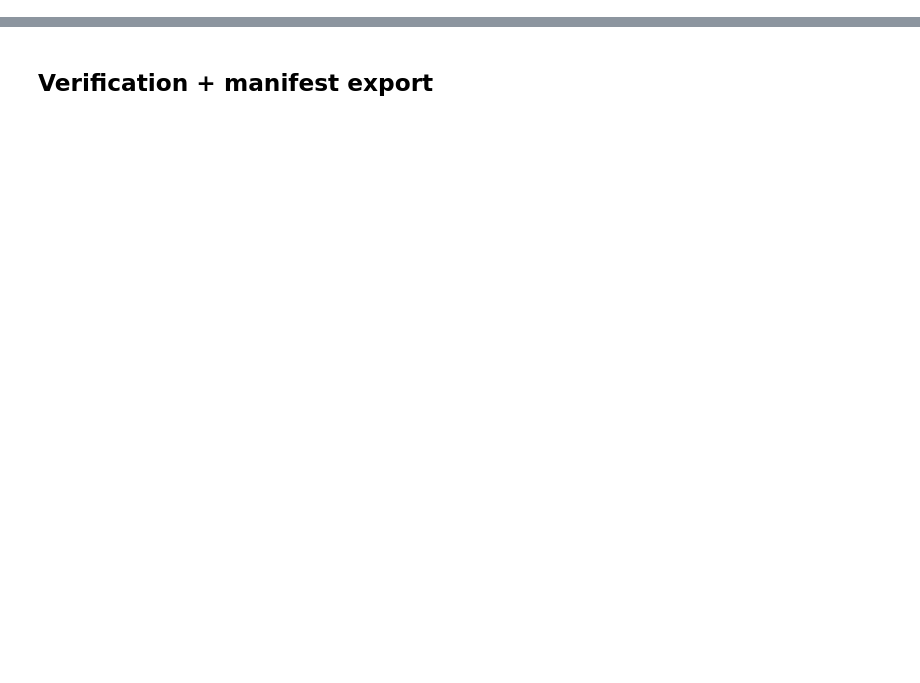
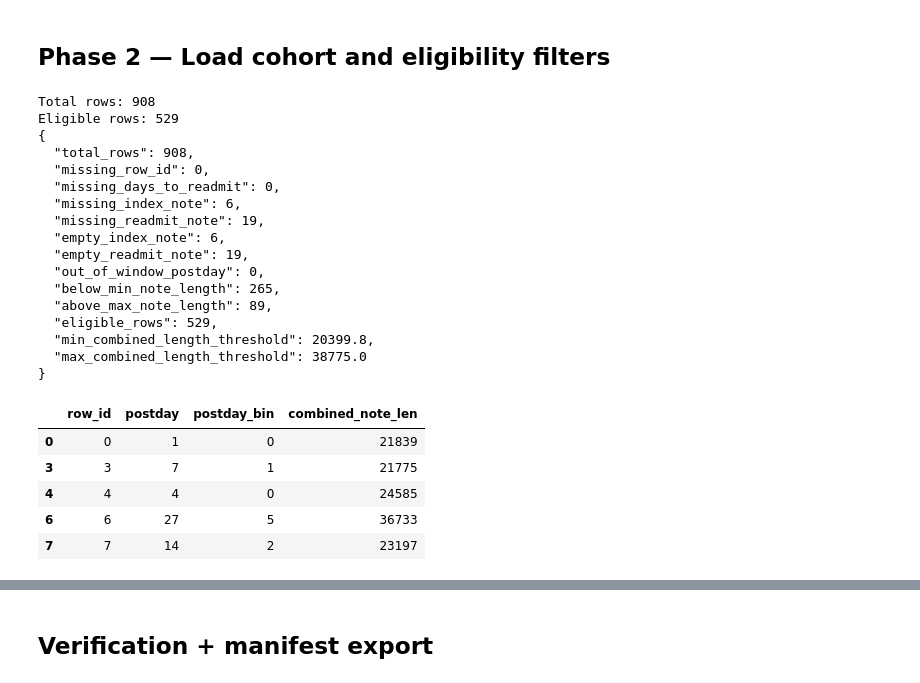
Before and after one commit to lorenzosimone25/Readmission-Factors, a Jupyter notebook: notebooks/setup_cohort.ipynb, the cells around one changed output, grey strips where cells are left out. Drawn from its saved outputs; the diff is of its cells as text; code cells hidden in the pictures; blank space fills up the shorter version.

```diff
--- a/notebooks/setup_cohort.ipynb
+++ b/notebooks/setup_cohort.ipynb
@@ -238,0 +170,41 @@ Created 60 assignments
+# %% [markdown]
+## Phase 2 — Load cohort and eligibility filters
+# %%
+if not PARQUET_PATH.is_file():
+    raise FileNotFoundError(f"Cohort file not found: {PARQUET_PATH}")
+
+raw_df = pq.read_table(PARQUET_PATH).to_pandas()
+raw_df = raw_df[raw_df["row_id"].notna()].copy()
+raw_df["row_id"] = raw_df["row_id"].astype(str)
+
+eligible_df, exclusion_report = filter_eligible_cohort(raw_df, CONFIG)
+CONFIG.validate(len(CLINICIANS), len(eligible_df))
+
+print("Total rows:", exclusion_report.total_rows)
+print("Eligible rows:", exclusion_report.eligible_rows)
+print(json.dumps(exclusion_report.to_dict(), indent=2))
+eligible_df[["row_id", "postday", "postday_bin", "combined_note_len"]].head()
+# %% [output]
+Total rows: 908
+Eligible rows: 529
+{
+  "total_rows": 908,
+  "missing_row_id": 0,
+  "missing_days_to_readmit": 0,
+  "missing_index_note": 6,
+  "missing_readmit_note": 19,
+  "empty_index_note": 6,
+  "empty_readmit_note": 19,
+  "out_of_window_postday": 0,
+  "below_min_note_length": 265,
+  "above_max_note_length": 89,
+  "eligible_rows": 529,
+  "min_combined_length_threshold": 20399.8,
+  "max_combined_length_threshold": 38775.0
+}
+|  | row_id | postday | postday_bin | combined_note_len |
+| 0 | 0 | 1 | 0 | 21839 |
+| 3 | 3 | 7 | 1 | 21775 |
+| 4 | 4 | 4 | 0 | 24585 |
+| 6 | 6 | 27 | 5 | 36733 |
+| 7 | 7 | 14 | 2 | 23197 |
```
Also changed, not shown: parts of 28 cells of this notebook, 34 other files.
